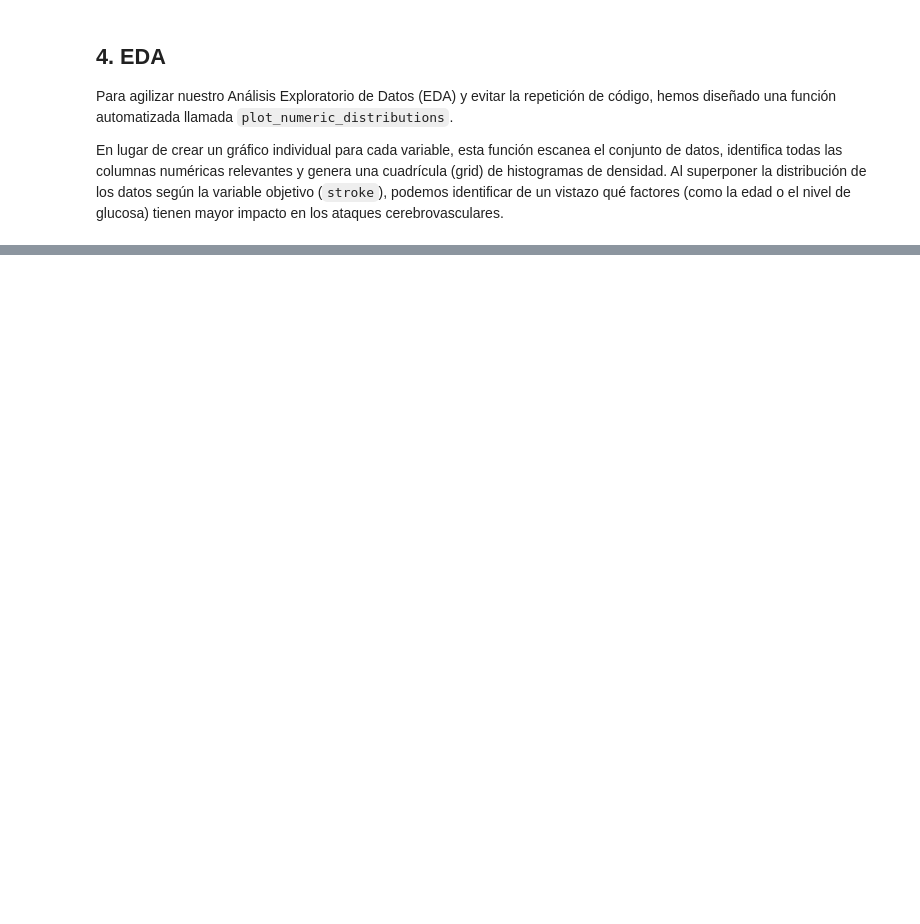
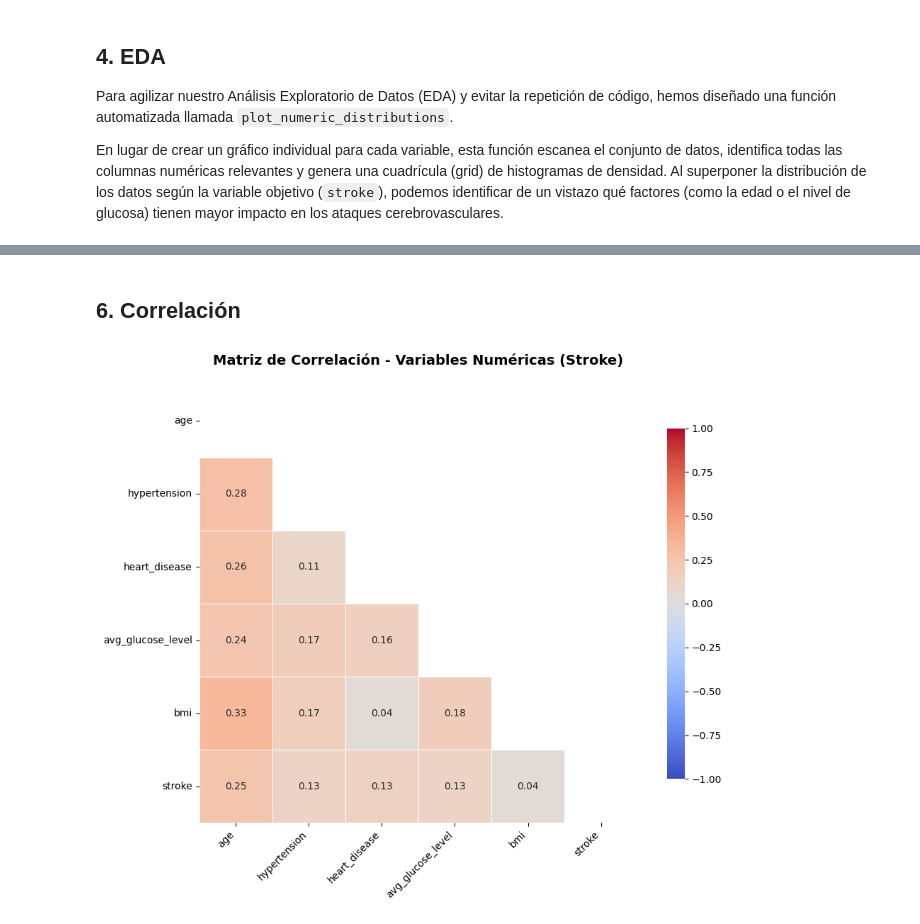
Before and after one commit to MauricioTapia84/EDA-ACV, a Jupyter notebook: notebooks/eda.ipynb, the cells around one changed output, grey strips where cells are left out. Drawn from its saved outputs; the diff is of its cells as text; code cells hidden in the pictures; blank space fills up the shorter version.

```diff
--- a/notebooks/eda.ipynb
+++ b/notebooks/eda.ipynb
@@ -197,0 +296,51 @@ Generando frecuencias categóricas...
+# %% [markdown]
+## 6. Correlación
+# %%
+import numpy as np
+import matplotlib.pyplot as plt
+import seaborn as sns
+import os
+
+# Aseguramos que la carpeta exista para evitar el FileNotFoundError
+os.makedirs('../outputs/graficos', exist_ok=True)
+
+# 1. Seleccionar solo las variables numéricas del dataset
+# ADAPTACIÓN: Excluimos 'id' porque es un identificador sin valor estadístico/predictivo
+num_cols_corr = df.select_dtypes(include=['int64', 'float64']).columns
+num_cols_corr = [c for c in num_cols_corr if c != 'id']
+
+# 2. Calcular la matriz de correlación de Pearson
+matriz_correlacion = df[num_cols_corr].corr()
+
+# --- EL TRUCO VISUAL: Crear una máscara para el triángulo superior ---
+# np.triu_indices_from devuelve los índices del triángulo superior para ocultar datos duplicados
+mask = np.zeros_like(matriz_correlacion, dtype=bool)
+mask[np.triu_indices_from(mask)] = True
+
+# 3. Configurar la visualización
+plt.figure(figsize=(10, 8))
+
+# Generar un Heatmap aplicando la máscara (mask=mask)
+sns.heatmap(matriz_correlacion,
+            mask=mask,               # <--- Aplicamos la máscara aquí
+            annot=True,
+            cmap="coolwarm",
+            fmt=".2f",
+            linewidths=0.5,
+            vmin=-1,
+            vmax=1,
+            square=True,
+            cbar_kws={"shrink": .8})
+
+# ADAPTACIÓN: Título contextualizado a tu proyecto
+plt.title("Matriz de Correlación - Variables Numéricas (Stroke)", fontsize=14, fontweight='bold', pad=20)
+plt.xticks(rotation=45, ha='right')
+plt.yticks(rotation=0)
+plt.tight_layout()
+
+# ADAPTACIÓN OBLIGATORIA: Guardar el gráfico para el informe técnico
+plt.savefig('../outputs/graficos/matriz_correlacion_mask.png', dpi=300, bbox_inches='tight')
+
+plt.show()
+# %% [output]
+[figure, added]
```
Also changed, not shown: parts of 6 cells of this notebook, 5 other files.
